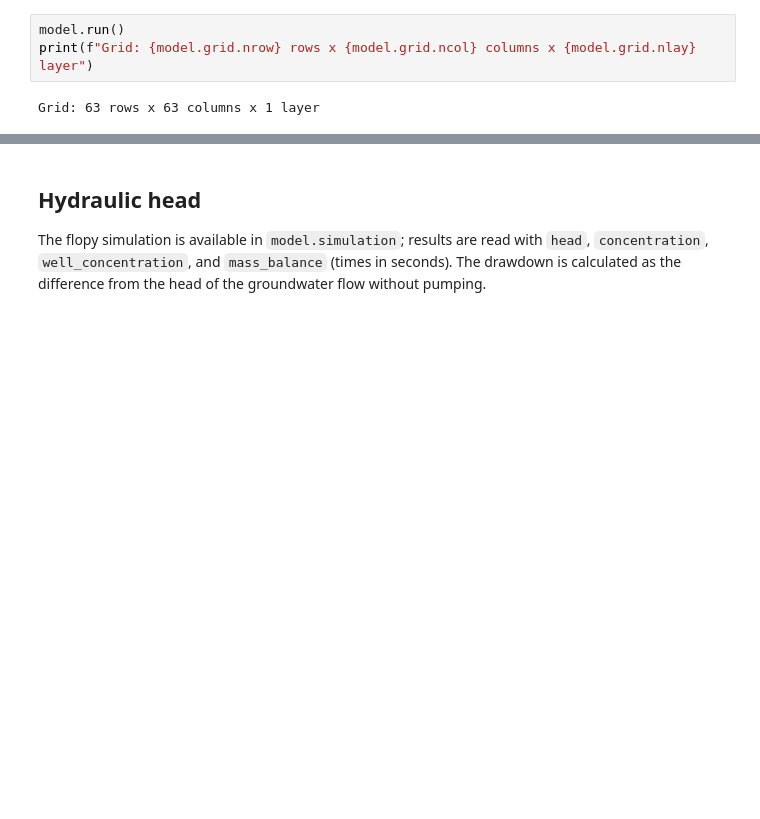
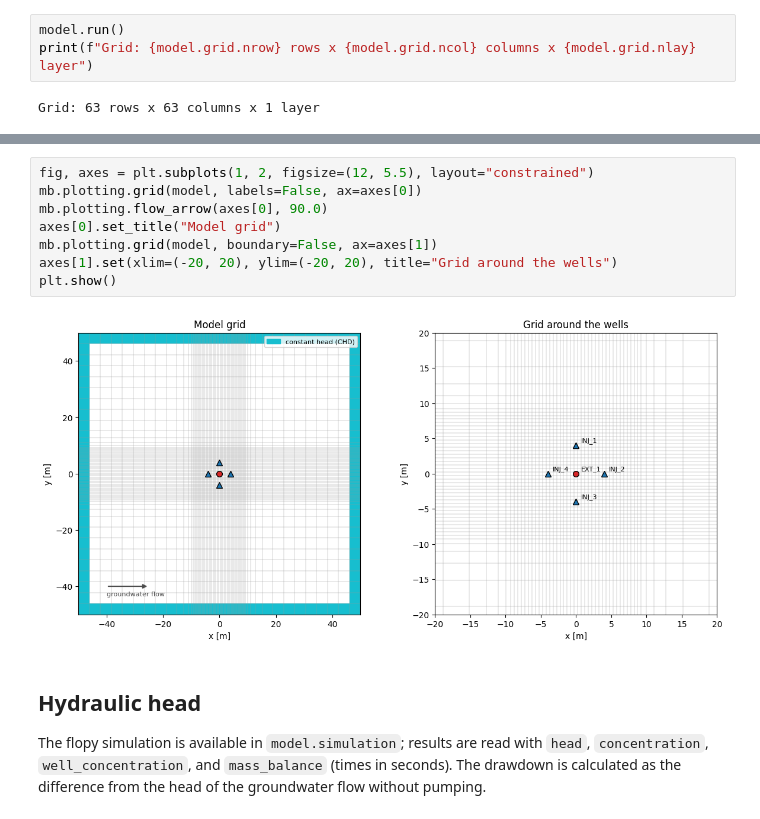
Before and after one commit to MiBiPreT/mibiremo, a Jupyter notebook: docs/notebooks/field_tracer_test.ipynb, the cells around one changed output, grey strips where cells are left out. Drawn from its saved outputs; the diff is of its cells as text; blank space fills up the shorter version.

Commit message:
Added grid plot

```diff
--- a/docs/notebooks/field_tracer_test.ipynb
+++ b/docs/notebooks/field_tracer_test.ipynb
@@ -87,3 +92,13 @@ Grid: 63 rows x 63 columns x 1 layer
+# %%
+fig, axes = plt.subplots(1, 2, figsize=(12, 5.5), layout="constrained")
+mb.plotting.grid(model, labels=False, ax=axes[0])
+mb.plotting.flow_arrow(axes[0], 90.0)
+axes[0].set_title("Model grid")
+mb.plotting.grid(model, boundary=False, ax=axes[1])
+axes[1].set(xlim=(-20, 20), ylim=(-20, 20), title="Grid around the wells")
+plt.show()
+# %% [output]
+[figure, added]
 # %% [markdown]
 ## Hydraulic head
 
```
Also changed, not shown: parts of 1 cell of this notebook, 1 other file.
